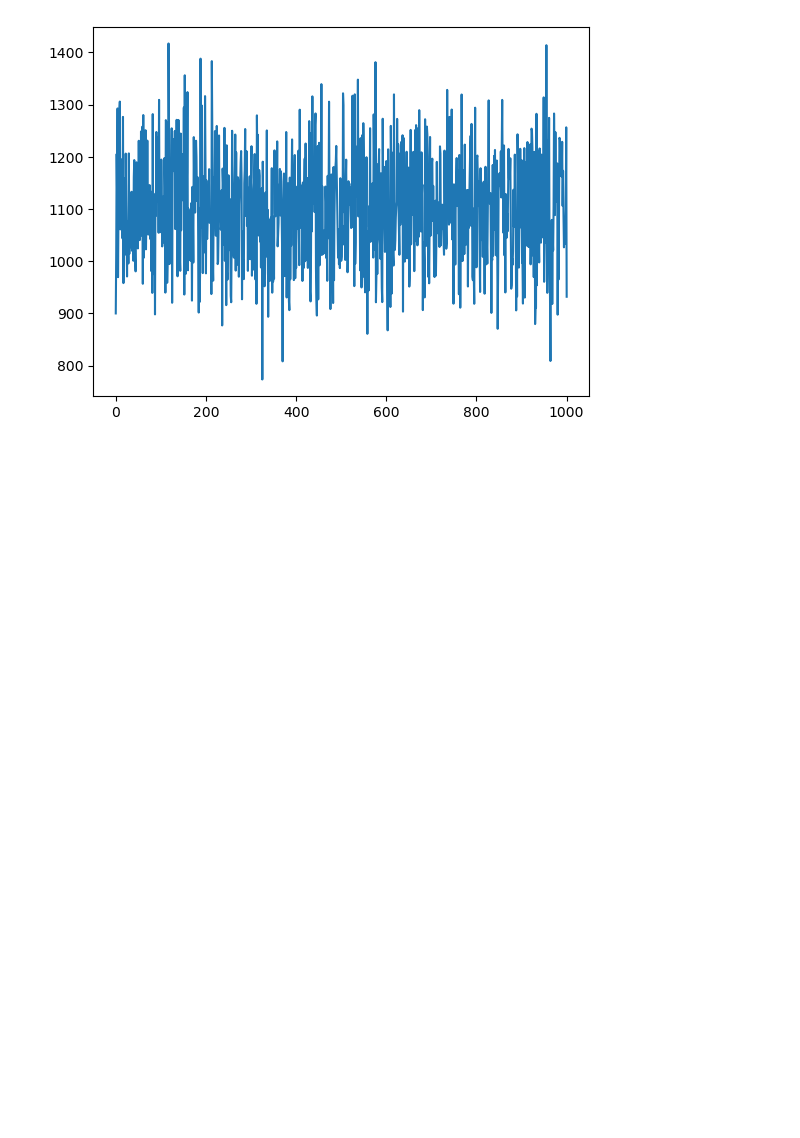
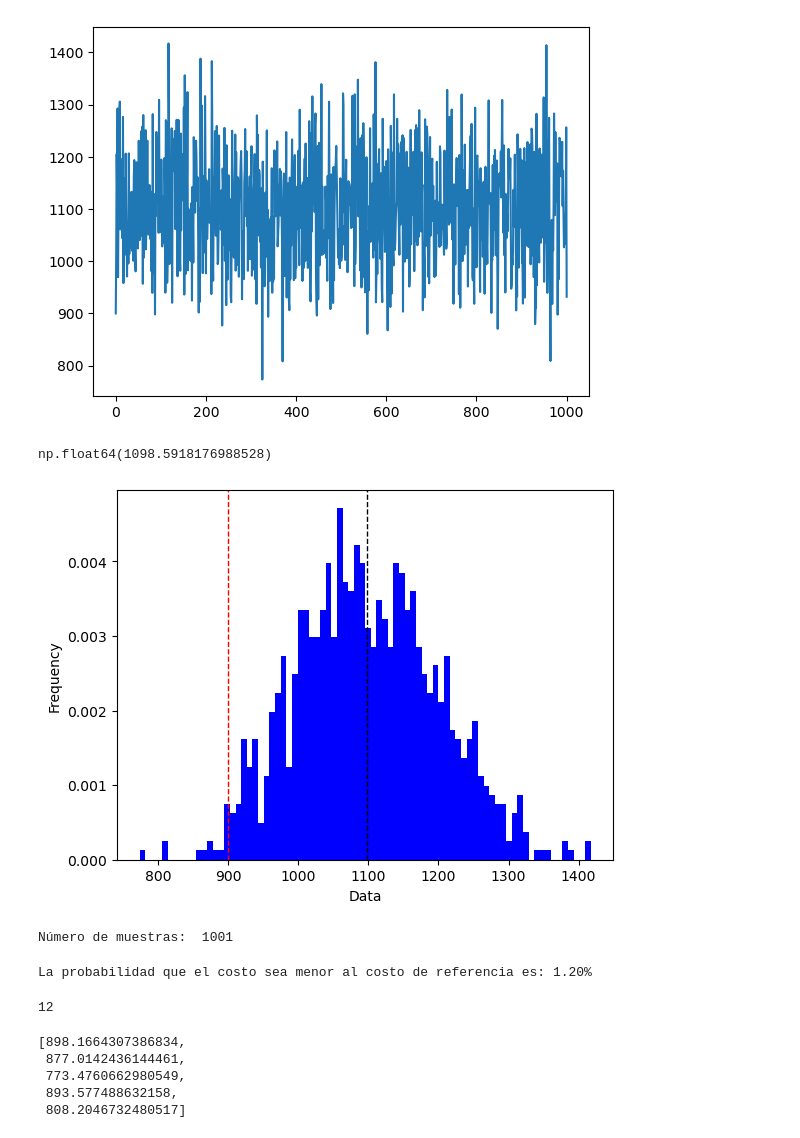
Before and after one commit to AI-YAZMIN-VILLEGAS/EBAC, a Jupyter notebook: Clases/Simulación - Aplicación Práctica/simulación.ipynb, the cells around one changed output. Saved outputs shown, nothing was run; the diff lists cells and outputs as text; code cells hidden in the pictures; blank space fills up the shorter version.

```diff
--- a/Clases/Simulación - Aplicación Práctica/simulación.ipynb
+++ b/Clases/Simulación - Aplicación Práctica/simulación.ipynb
@@ -140,3 +140,22 @@ plt.plot(num_rolls,balance)
 plt.show()
 # %% [output]
 [figure]
+# %%
+np.mean(balance)
+# %% [output]
+np.float64(1098.5918176988528)
+# %%
+np.random.seed(42)
+plt.hist(balance, density = True, bins = 80,color='blue') #density = False would make counts
+plt.ylabel('Frequency') #Frequency
+plt.xlabel('Data')
+plt.axvline(np.mean(balance),color = 'k', linestyle='dashed',linewidth=1)
+plt.axvline(costo_referencia,color = 'r', linestyle='dashed',linewidth=1)
+plt.show()
+# %% [output]
+[figure, added]
+# %%
+print('Número de muestras: ', balance.__len__())
+total_muestras = balance.__len__()
+# %% [output]
+Número de muestras:  1001
@@ -142,0 +164,18 @@ plt.show()
+# %%
+num_costo_ok = costo_ok.__len__()
+prob_costo_ref = num_costo_ok / total_muestras
+print(f'La probabilidad que el costo sea menor al costo de referencia es: {prob_costo_ref*100:.2f}%')
+# %% [output]
+La probabilidad que el costo sea menor al costo de referencia es: 1.20%
+# %%
+num_costo_ok
+# %% [output]
+12
+# %%
+costo_ok[:5]
+# %% [output]
+[898.1664307386834,
+ 877.0142436144461,
+ 773.4760662980549,
+ 893.577488632158,
+ 808.2046732480517]
```
Also changed, not shown: parts of 18 cells of this notebook.
